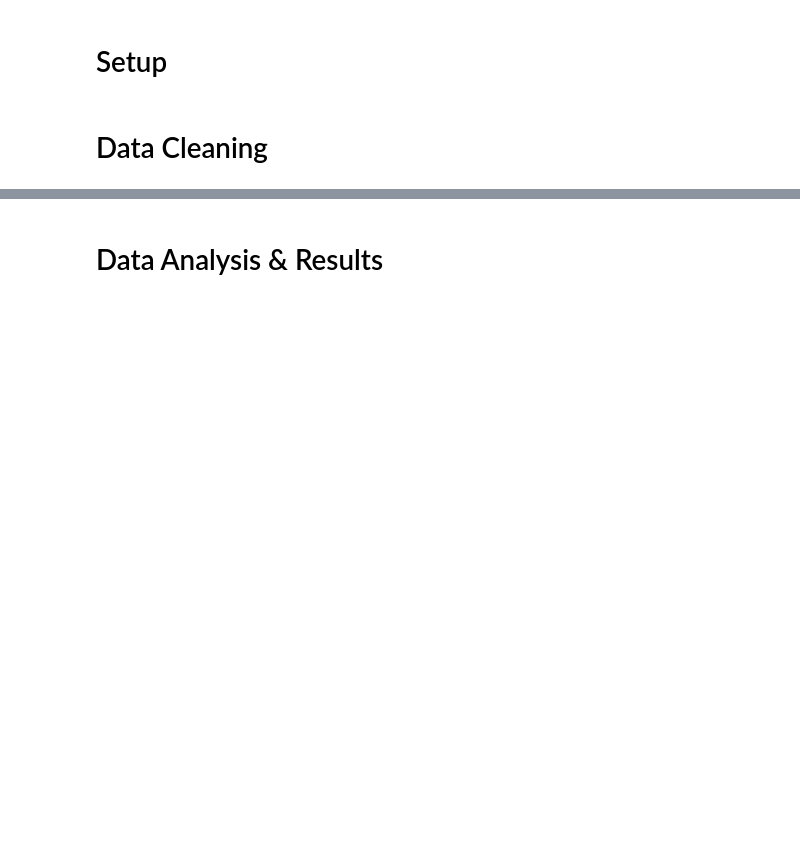
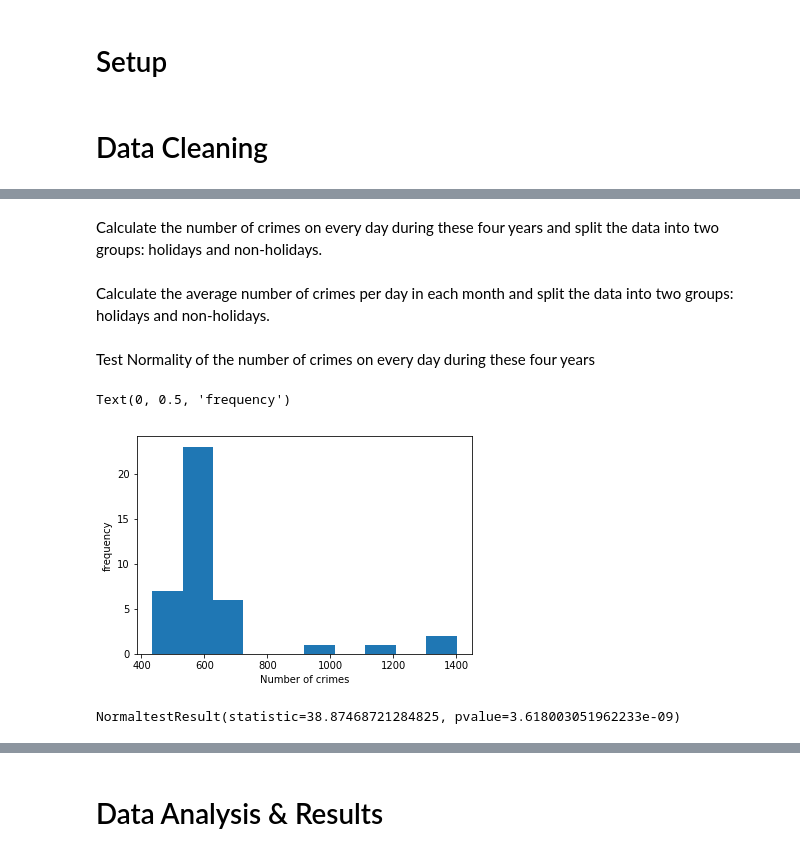
Before and after one commit to r3qin/COGS108FinalProject, a Jupyter notebook: FinalProject.ipynb, the cells around one changed output, grey strips where cells are left out. Saved outputs shown, nothing was run; the diff lists cells and outputs as text; code cells hidden in the pictures; blank space fills up the shorter version.

```diff
--- a/FinalProject.ipynb
+++ b/FinalProject.ipynb
@@ -100,0 +104,2 @@ Describe your data cleaning steps here.
+# %%
+df = pd.read_csv("Crime_Data_from_2010_to_Present.csv")
@@ -100,0 +108,9 @@ Describe your data cleaning steps here.
+# %%
+df["time"] = df["Date Occurred"].str.split('/')
+df["Year"] = pd.to_numeric(df["time"].str[2])
+df["Month"] = pd.to_numeric(df["time"].str[0])
+df["Day"] = pd.to_numeric(df["time"].str[1])
+df.drop(columns=["time"], inplace = True)
+df["date"] = df[["Month", "Day", "Year"]].values.tolist()
+df["Num"] = np.ones(df.shape[0])
+df = df.loc[(df["Year"] >= 2015) & (df["Year"] < 2019),:]
@@ -100,0 +119,22 @@ Describe your data cleaning steps here.
+# %%
+Holi_2015 = ["01/01/2015", "01/19/2015", "02/16/2015", "03/25/2015", "07/04/2015", "09/07/2015", "10/12/2015",
+        "11/11/2015", "11/26/2015", "12/25/2015"]
+Holi_2016 = ["01/01/2016", "01/18/2016", "02/15/2016", "03/30/2016", "07/04/2016", "09/05/2016", "10/10/2016",
+        "11/11/2016", "11/24/2016", "12/25/2016"]
+Holi_2017 = ["01/01/2017", "01/16/2017", "02/20/2017", "03/29/2017", "07/04/2017", "09/04/2017", "10/09/2017",
+        "11/11/2017", "11/23/2017", "12/25/2017"]
+Holi_2018 = ["01/01/2018", "01/15/2018", "02/19/2018", "03/28/2018", "07/04/2018", "09/03/2018", "10/08/2018",
+        "11/11/2018", "11/22/2018", "12/25/2018"]
+holidays = Holi_2015 + Holi_2016 + Holi_2017 + Holi_2018
+df["is_holiday"] = df["Date Occurred"].isin(holidays)
+# %% [markdown]
+Calculate the number of crimes on every day during these four years and split the data into two groups: holidays and non-holidays.
+# %%
+num_crime_holiday_3 = df.groupby(["Date Occurred"]).sum().is_holiday.reset_index()
+num_crime_holiday_3 = num_crime_holiday_3[num_crime_holiday_3["is_holiday"] != 0]
+num_crime_nonholiday_3 = df.groupby(["Date Occurred"]).sum().Num - df.groupby(["Date Occurred"]).sum().is_holiday
+num_crime_nonholiday_3 = num_crime_nonholiday_3.reset_index()
+num_crime_nonholiday_3.columns=(["Date Occurred", "Num"])
+num_crime_nonholiday_3 = num_crime_nonholiday_3[num_crime_nonholiday_3["Num"] != 0]
+# %% [markdown]
+Calculate the average number of crimes per day in each month and split the data into two groups: holidays and non-holidays.
@@ -100,0 +153,13 @@ Describe your data cleaning steps here.
+# %% [markdown]
+Test Normality of the number of crimes on every day during these four years
+# %%
+plt.hist(num_crime_holiday_3["is_holiday"])
+plt.xlabel("Number of crimes")
+plt.ylabel("frequency")
+# %% [output]
+Text(0, 0.5, 'frequency')
+[figure, added]
+# %%
+stats.normaltest(num_crime_holiday_3["is_holiday"])
+# %% [output]
+NormaltestResult(statistic=38.87468721284825, pvalue=3.618003051962233e-09)
```
Also changed, not shown: parts of 32 cells of this notebook.
